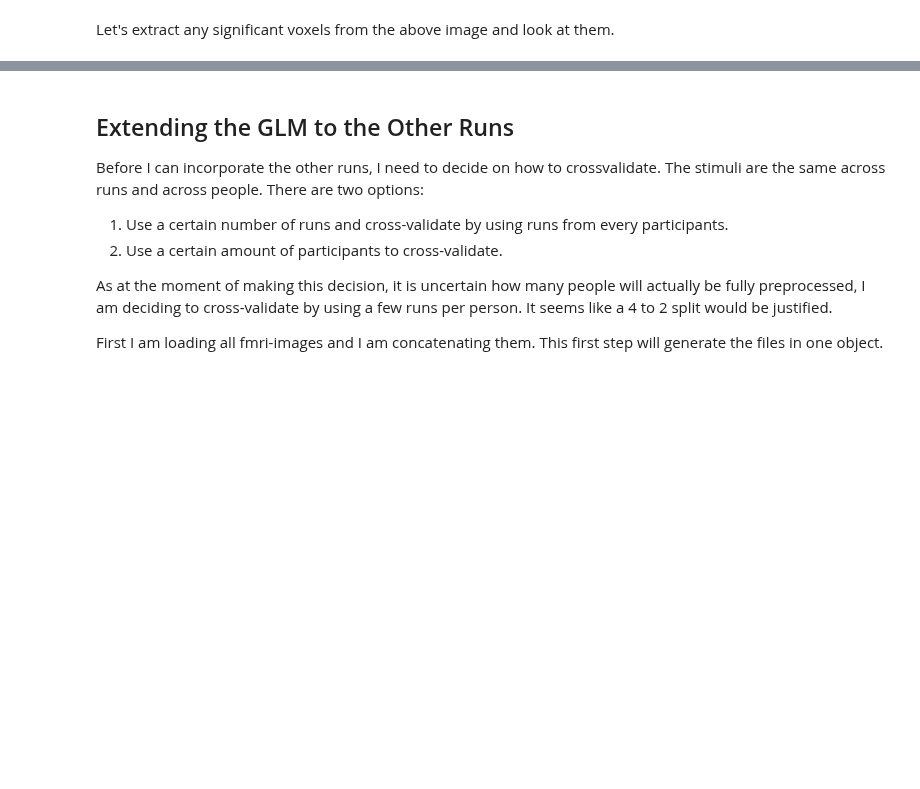
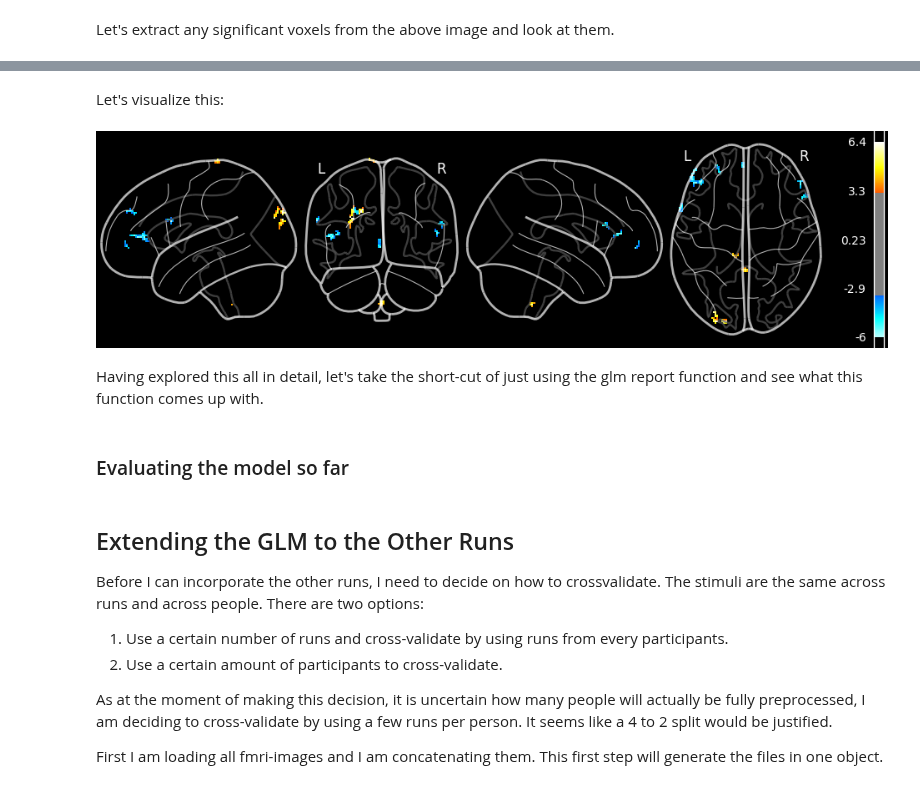
Before and after one commit to tchaase/research-internship-2022, a Jupyter notebook: code/linear_model.ipynb, the cells around one changed output, grey strips where cells are left out. Cells and saved outputs as stored; diff of their text form; code cells hidden in the pictures; blank space fills up the shorter version.

```diff
--- a/code/linear_model.ipynb
+++ b/code/linear_model.ipynb
@@ -368,0 +422,9 @@ As seen above, with the conservative approach of the Bon
+# %% [markdown]
+Let's visualize this:
+# %%
+from IPython.display import Image
+Image(os.path.join(outdir, "sub-06_task-scene_run-01_space-MNI152nlin2009casym_desc-learnedvsfoil_zmap.png"))
+# %% [output]
+[figure, added]
+# %% [markdown]
+Having explored this all in detail, let's take the short-cut of just using the glm report function and see what this function comes up with.
@@ -369,3 +436,5 @@ As seen above, with the conservative approach of the Bon
+# %% [markdown]
+### Evaluating the model so far
 # %% [markdown]
 ## Extending the GLM to the Other Runs
 
```
Also changed, not shown: parts of 30 cells of this notebook.
